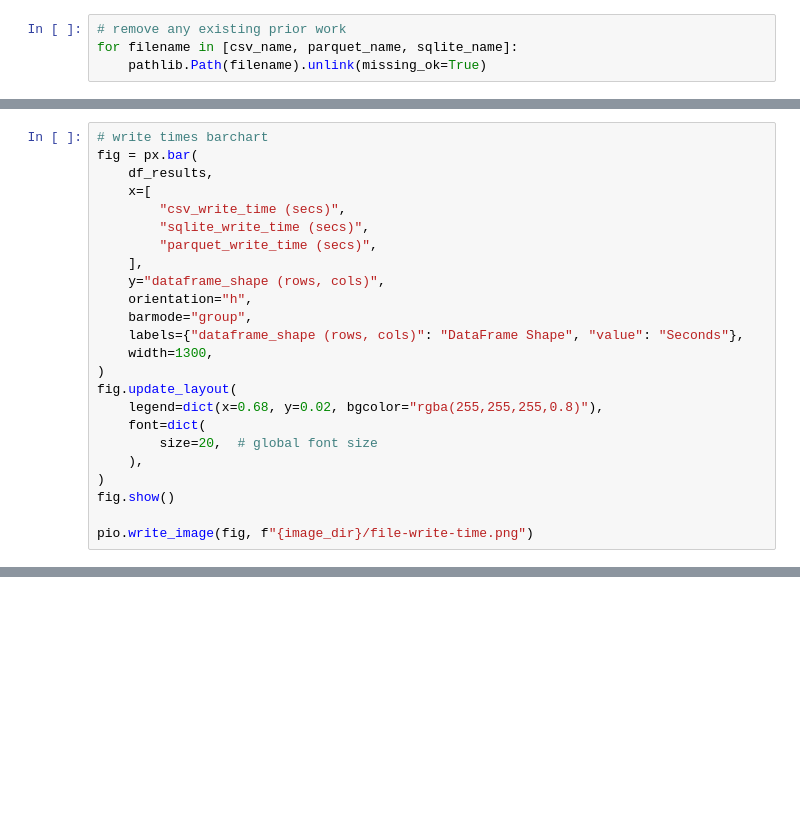
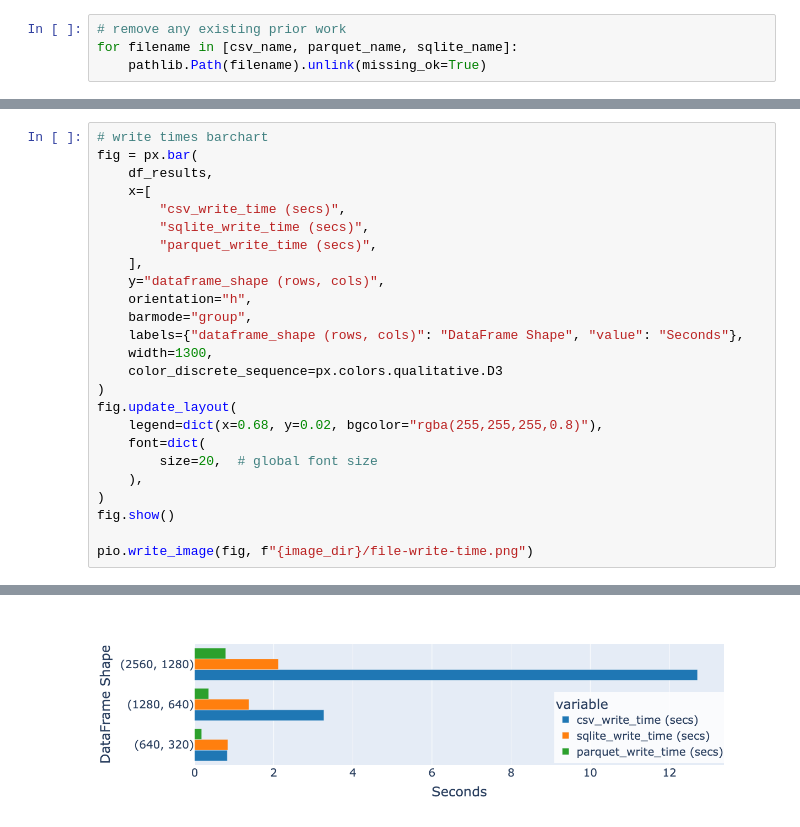
Before and after one commit to d33bs/CytoTable-benchmarks, a Jupyter notebook: notebooks/parquet_analysis.ipynb, the cells around one changed output, grey strips where cells are left out. Drawn from its saved outputs; the diff is of its cells as text; blank space fills up the shorter version.

```diff
--- a/notebooks/parquet_analysis.ipynb
+++ b/notebooks/parquet_analysis.ipynb
@@ -119,6 +119,7 @@ fig = px.bar(
     barmode="group",
     labels={"dataframe_shape (rows, cols)": "DataFrame Shape", "value": "Seconds"},
     width=1300,
+    color_discrete_sequence=px.colors.qualitative.D3
 )
 fig.update_layout(
     legend=dict(x=0.68, y=0.02, bgcolor="rgba(255,255,255,0.8)"),
@@ -135,3 +135,4 @@ pio.write_image(fig, f"{image_dir}/file-write-time.png")
+[figure, added]
 # %%
 # filesize barchart
 fig = px.bar(
```
Also changed, not shown: parts of 5 cells of this notebook, 5 other files.
